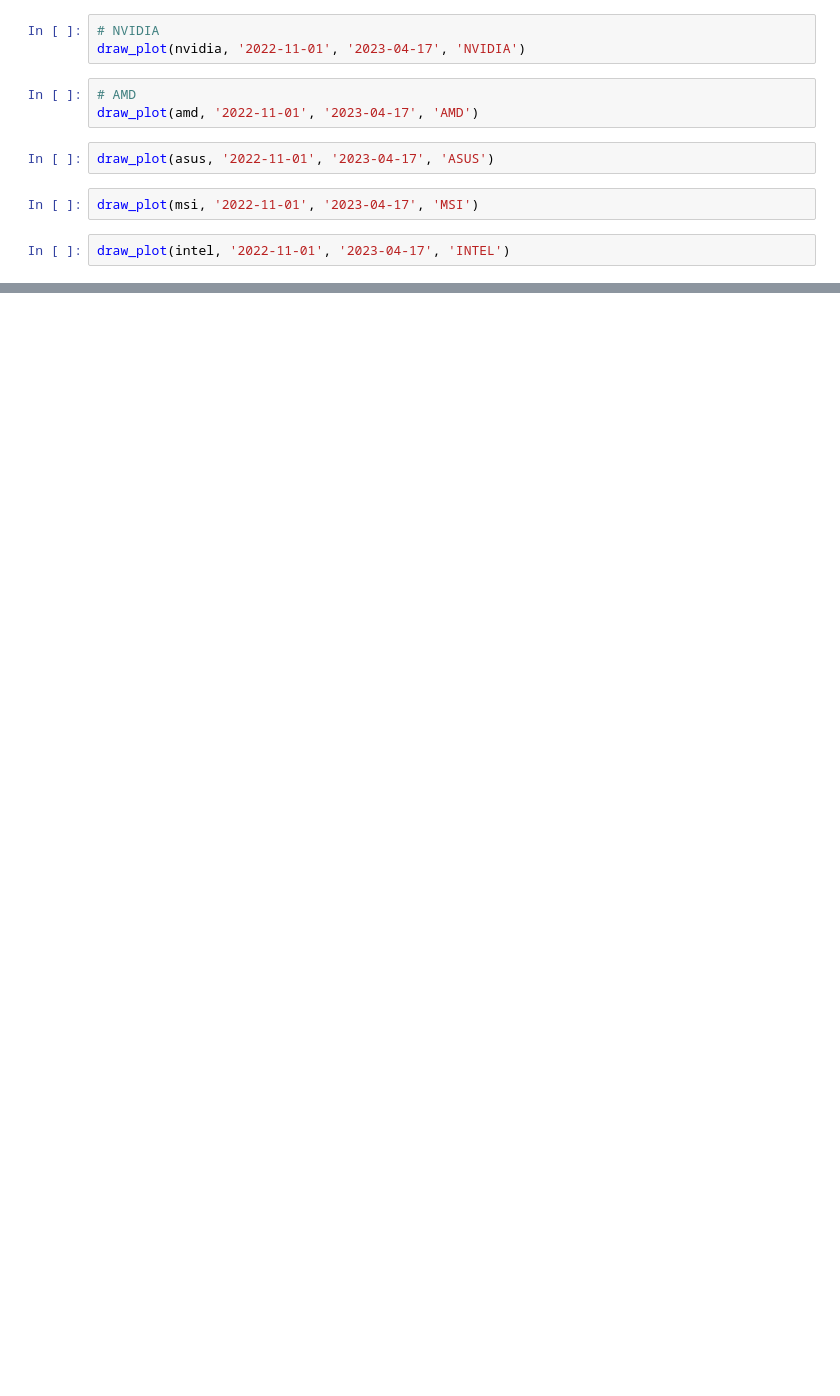
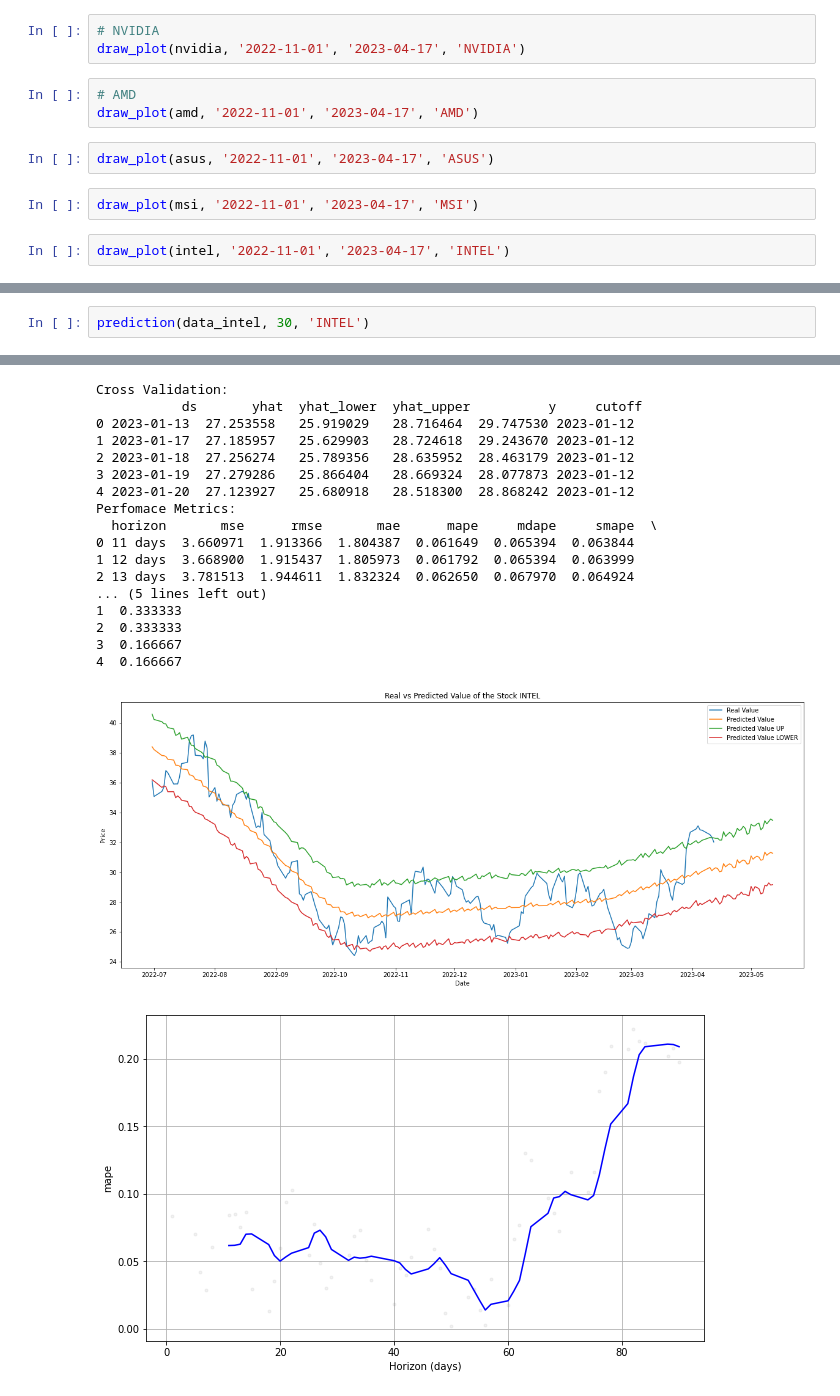
Before and after one commit to jeanmatheuss/GPU-stocks-price, a Jupyter notebook: gpu-prices.ipynb, the cells around one changed output, grey strips where cells are left out. Drawn from its saved outputs; the diff is of its cells as text; blank space fills up the shorter version.

```diff
--- a/gpu-prices.ipynb
+++ b/gpu-prices.ipynb
@@ -313,0 +449,3 @@ See the caveats in the documentation: https://pandas.pydata.org/pandas-docs/stab
+# %%
+prediction(data_intel, 30, 'INTEL')
+# %% [output]
@@ -313,0 +466,19 @@ See the caveats in the documentation: https://pandas.pydata.org/pandas-docs/stab
+Cross Validation:
+           ds       yhat  yhat_lower  yhat_upper          y     cutoff
+0 2023-01-13  27.253558   25.919029   28.716464  29.747530 2023-01-12
+1 2023-01-17  27.185957   25.629903   28.724618  29.243670 2023-01-12
+2 2023-01-18  27.256274   25.789356   28.635952  28.463179 2023-01-12
+3 2023-01-19  27.279286   25.866404   28.669324  28.077873 2023-01-12
+4 2023-01-20  27.123927   25.680918   28.518300  28.868242 2023-01-12
+Perfomace Metrics:
+  horizon       mse      rmse       mae      mape     mdape     smape  \
+0 11 days  3.660971  1.913366  1.804387  0.061649  0.065394  0.063844
+1 12 days  3.668900  1.915437  1.805973  0.061792  0.065394  0.063999
+2 13 days  3.781513  1.944611  1.832324  0.062650  0.067970  0.064924
+... (5 lines left out)
+1  0.333333
+2  0.333333
+3  0.166667
+4  0.166667
+[figure, added]
+[figure, added]
```
Also changed, not shown: parts of 31 cells of this notebook.
